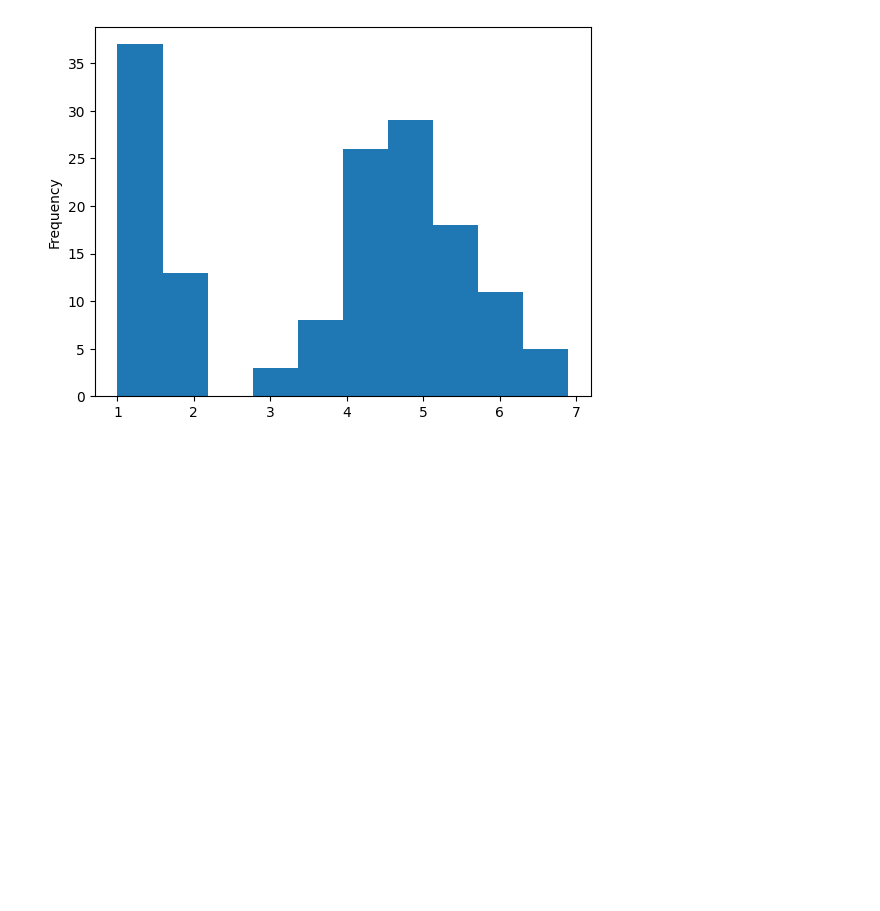
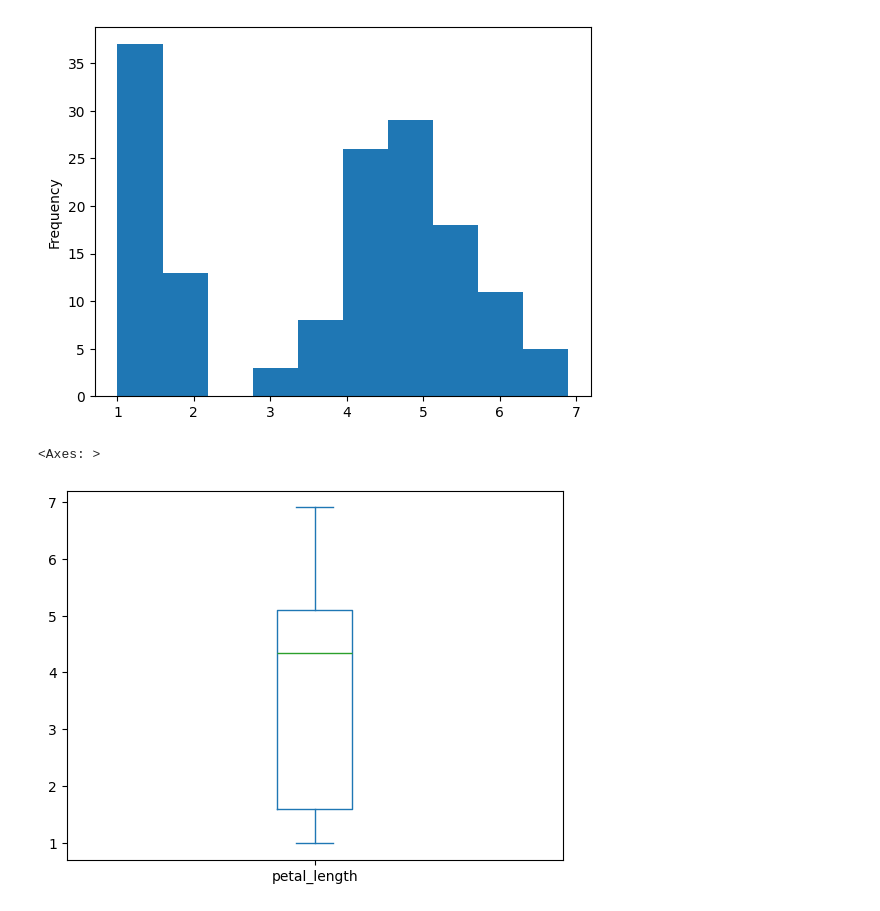
Before and after one commit to EstebanGomezVal/iteso-data-analytics, a Jupyter notebook: notebooks/Intro(NP&PD).ipynb, the cells around one changed output. Saved outputs shown, nothing was run; the diff lists cells and outputs as text; code cells hidden in the pictures; blank space fills up the shorter version.

```diff
--- a/notebooks/Intro(NP&PD).ipynb
+++ b/notebooks/Intro(NP&PD).ipynb
@@ -491,4 +491,7 @@ df["petal_length"].plot(kind = "hist")
 <Axes: ylabel='Frequency'>
 [figure]
 # %%
-df["petal_length"].plot(kind = "hist")
+df["petal_length"].plot(kind = "box")
+# %% [output]
+<Axes: >
+[figure, added]
```
Also changed, not shown: parts of 3 cells of this notebook, 1 other file.
